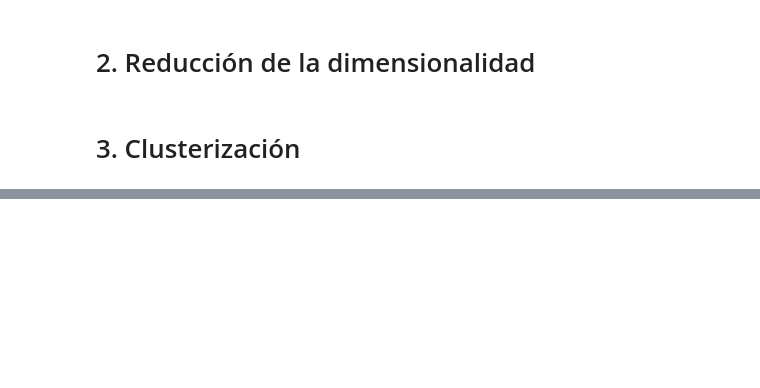
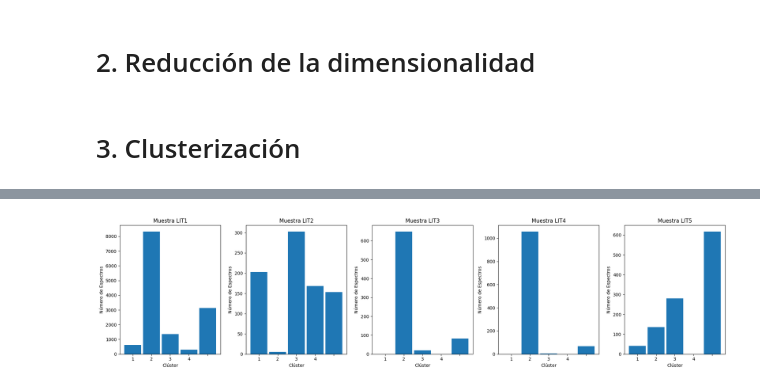
Before and after one commit to andreaperezasen/TFM-ML-Raman-Conchas-Arqueologicas, a Jupyter notebook: Code/Notebooks/main.ipynb, the cells around one changed output, grey strips where cells are left out. Drawn from its saved outputs; the diff is of its cells as text; code cells hidden in the pictures; blank space fills up the shorter version.

Commit message:
Pruebas procesados Sonda

```diff
--- a/Code/Notebooks/main.ipynb
+++ b/Code/Notebooks/main.ipynb
@@ -63,0 +73,3 @@ path_windows = 'C:/Users/perezandrea.UNICAN/Documents/CONCHAS/'
+# %%
+muestras = data_sonda_2023.index.get_level_values(1).unique()
+muestras
@@ -64,4 +78,20 @@ path_windows = 'C:/Users/perezandrea.UNICAN/Documents/CONCHAS/'
 # %% [markdown]
 # 2. Reducción de la dimensionalidad
+# %%
+data_2023_moderna = data_sonda_2023[~data_sonda_2023.index.get_level_values('Muestra').isin(['LIT235.3', 'LIT885.1'])].dropna()
+data_2023_arq = data_sonda_2023[data_sonda_2023.index.get_level_values('Muestra').isin(['LIT235.3', 'LIT885.1'])]
 # %% [markdown]
 # 3. Clusterización
+# %%
+warnings.filterwarnings('ignore')
+
+t1 = time.time()
+
+kmeans = KMeans(n_clusters=5, random_state=50).fit(data_2023_moderna)
+centroies_values = kmeans.cluster_centers_
+data_2023_moderna['KMeans'] = kmeans.labels_
+
+t2 = time.time()
+print('Tiempo de ejecución: ', t2-t1)
+
+data_2023_moderna
@@ -67,0 +114,37 @@ path_windows = 'C:/Users/perezandrea.UNICAN/Documents/CONCHAS/'
+# %%
+def plot_clusters_fila (data, muestras, tipo_cluster = "KMeans"):
+
+  # Crear subplots con el diseño deseado
+    fig, axes = plt.subplots(1, len(muestras), figsize=(4*len(muestras),5))
+
+    todos_clusters = sorted(data[tipo_cluster].unique())
+    indices_cluster = np.arange(len(todos_clusters))
+
+
+    # Realizamos para cada muestra
+    for i, muestra in enumerate(muestras): ## NECESARIO CAMBIAR
+        # Separamos los espectros de la muestra
+        data_muestra = data[data.index.get_level_values("Muestra") == muestra]
+
+        # Contamos el núvero de veces de espectros correspondientes al clúster
+        cluster_counts = data_muestra[tipo_cluster].value_counts().reindex(todos_clusters, fill_value=0)
+        todos_clusters = cluster_counts.index
+
+        bar_cluster = axes[i].bar(indices_cluster, cluster_counts, width=0.9, label=tipo_cluster)
+
+        # Editamos el título para cada muestra:
+        axes[i].set_title(f"Muestra {muestra}")
+        #axes[i].set_xticks(indices_cluster)
+        axes[i].set_xticklabels(todos_clusters)
+        axes[i].set_xlabel("Clúster")
+        axes[i].set_ylabel("Número de Espectros")
+
+    # Ajustar espaciado entre subplots
+    plt.tight_layout()
+
+
+    plt.show()
+
+plot_clusters_fila(data_2023_moderna, data_2023_moderna.index.get_level_values(1).unique().to_list())
+# %% [output]
+[figure, added]
```
Also changed, not shown: parts of 6 cells of this notebook, 2 other files.
